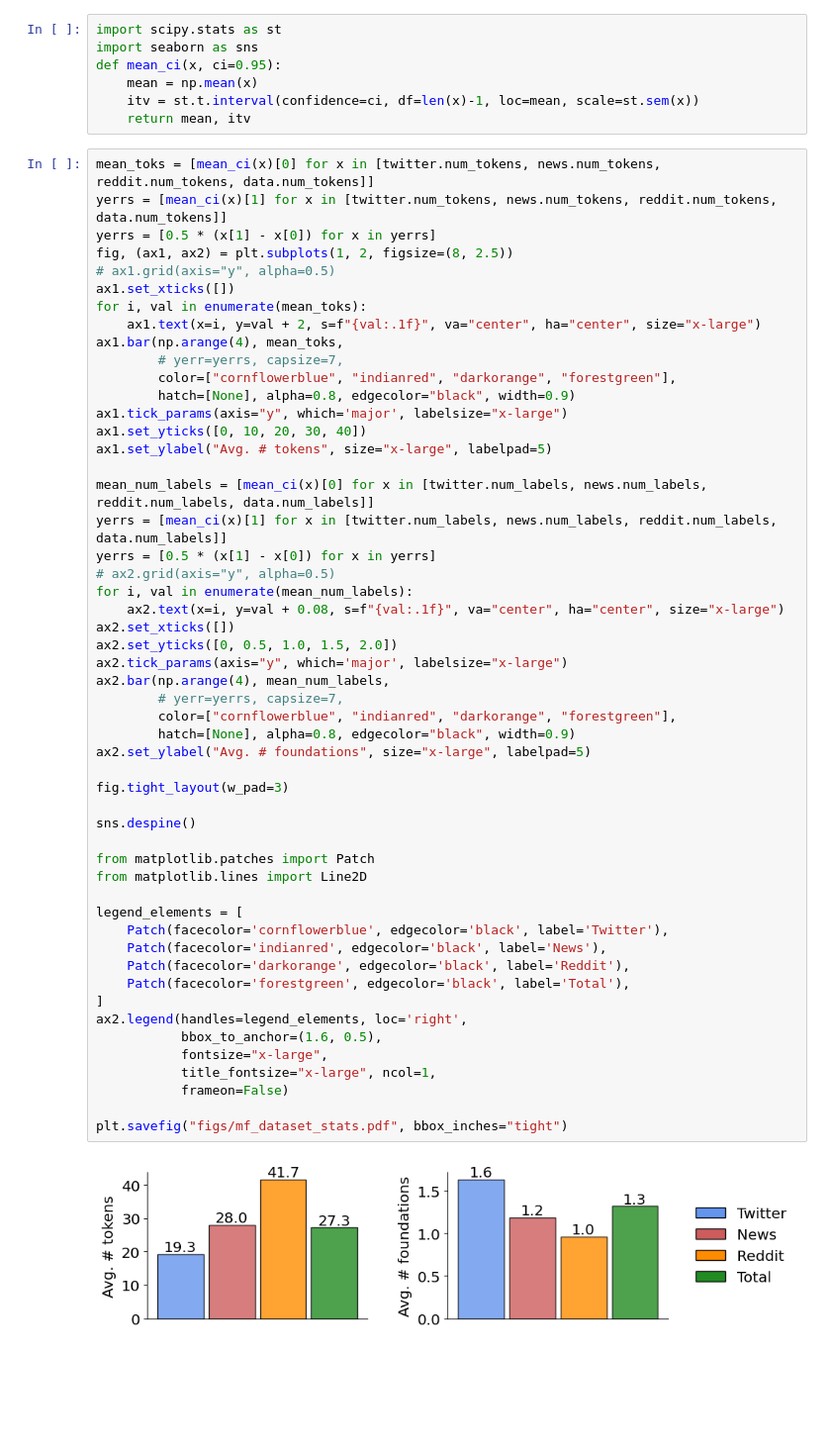
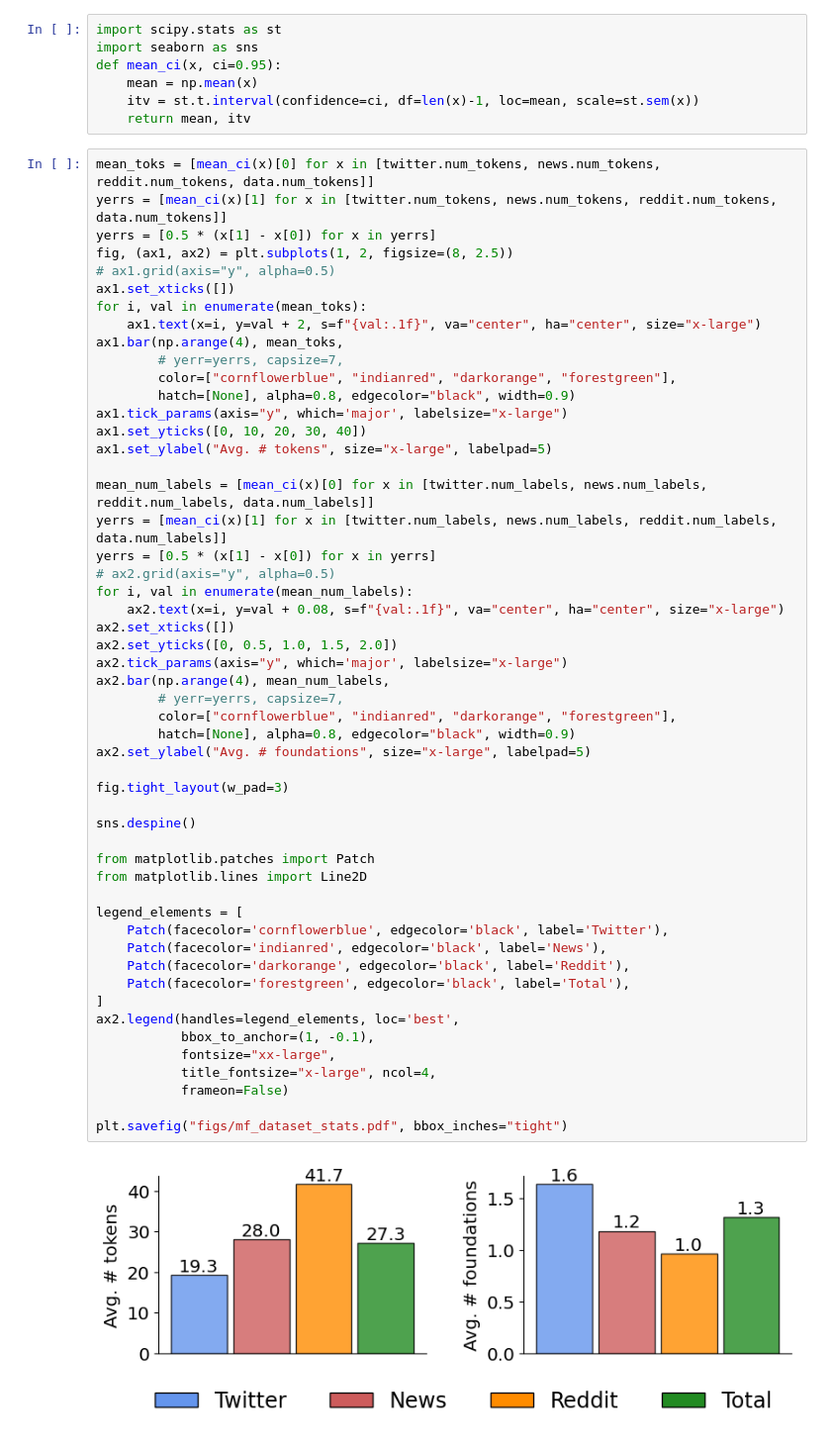
Before and after one commit to joshnguyen99/moral_axes, a Jupyter notebook: scripts/MFdataset_profile.ipynb, the cells around one changed output. Shown at 99% size. Saved outputs shown, nothing was run; the diff lists cells and outputs as text; blank space fills up the shorter version.

```diff
--- a/scripts/MFdataset_profile.ipynb
+++ b/scripts/MFdataset_profile.ipynb
@@ -59,35 +75,35 @@ yerrs = [mean_ci(x)[1] for x in [twitter.num_labels, news.num_labels, reddit.num
 yerrs = [0.5 * (x[1] - x[0]) for x in yerrs]
 # ax2.grid(axis="y", alpha=0.5)
 for i, val in enumerate(mean_num_labels):
     ax2.text(x=i, y=val + 0.08, s=f"{val:.1f}", va="center", ha="center", size="x-large")
 ax2.set_xticks([])
 ax2.set_yticks([0, 0.5, 1.0, 1.5, 2.0])
 ax2.tick_params(axis="y", which='major', labelsize="x-large")
 ax2.bar(np.arange(4), mean_num_labels,
         # yerr=yerrs, capsize=7,
         color=["cornflowerblue", "indianred", "darkorange", "forestgreen"],
         hatch=[None], alpha=0.8, edgecolor="black", width=0.9)
 ax2.set_ylabel("Avg. # foundations", size="x-large", labelpad=5)
 
 fig.tight_layout(w_pad=3)
 
 sns.despine()
 
 from matplotlib.patches import Patch
 from matplotlib.lines import Line2D
 
 legend_elements = [
     Patch(facecolor='cornflowerblue', edgecolor='black', label='Twitter'),
     Patch(facecolor='indianred', edgecolor='black', label='News'),
     Patch(facecolor='darkorange', edgecolor='black', label='Reddit'),
     Patch(facecolor='forestgreen', edgecolor='black', label='Total'),
 ]
-ax2.legend(handles=legend_elements, loc='right',
-           bbox_to_anchor=(1.6, 0.5),
-           fontsize="x-large",
-           title_fontsize="x-large", ncol=1,
+ax2.legend(handles=legend_elements, loc='best',
+           bbox_to_anchor=(1, -0.1),
+           fontsize="xx-large",
+           title_fontsize="x-large", ncol=4,
            frameon=False)
 
 plt.savefig("figs/mf_dataset_stats.pdf", bbox_inches="tight")
 # %% [output]
-[figure, old version]
+[figure, new version]
```
Also changed, not shown: parts of 27 cells of this notebook.
